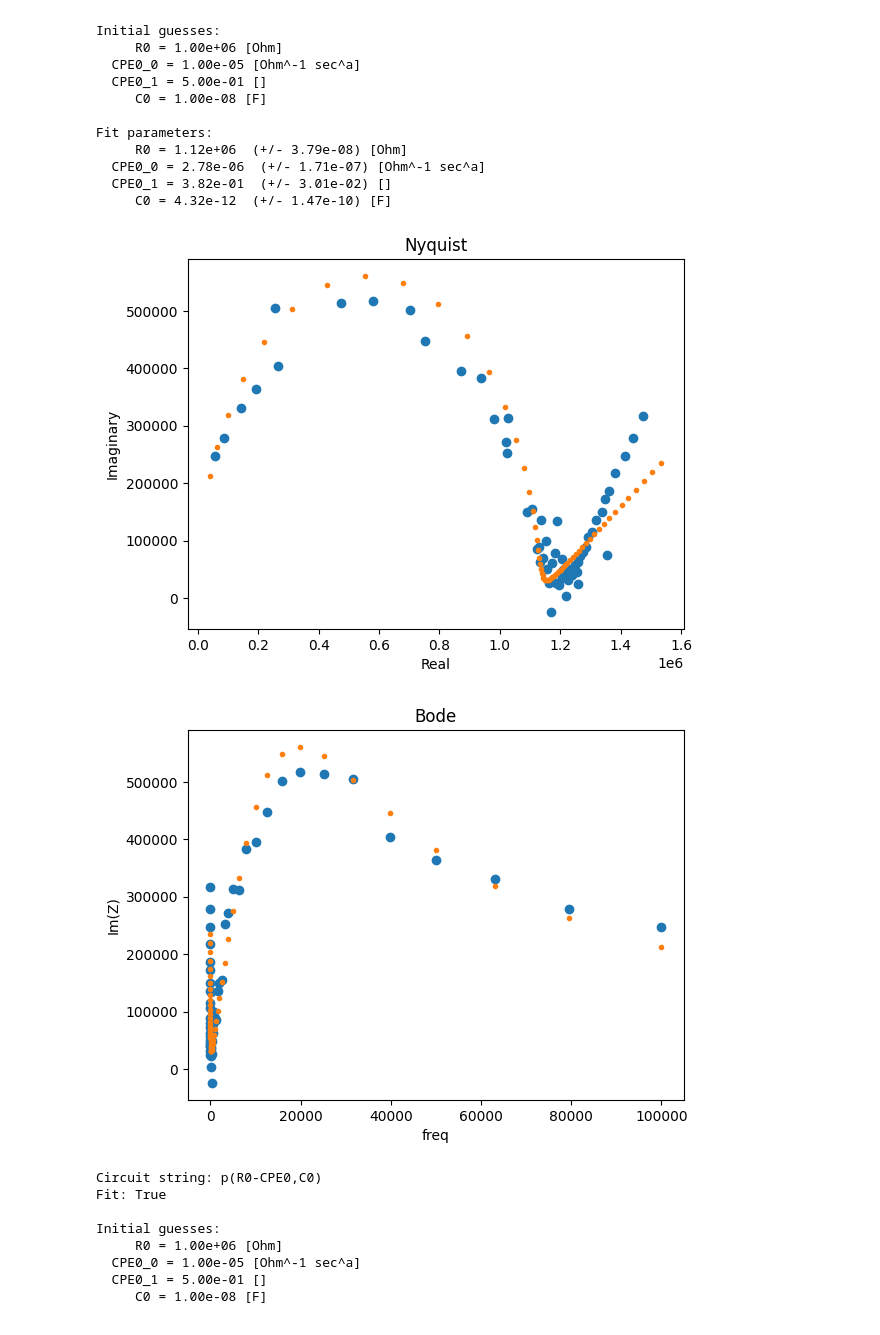
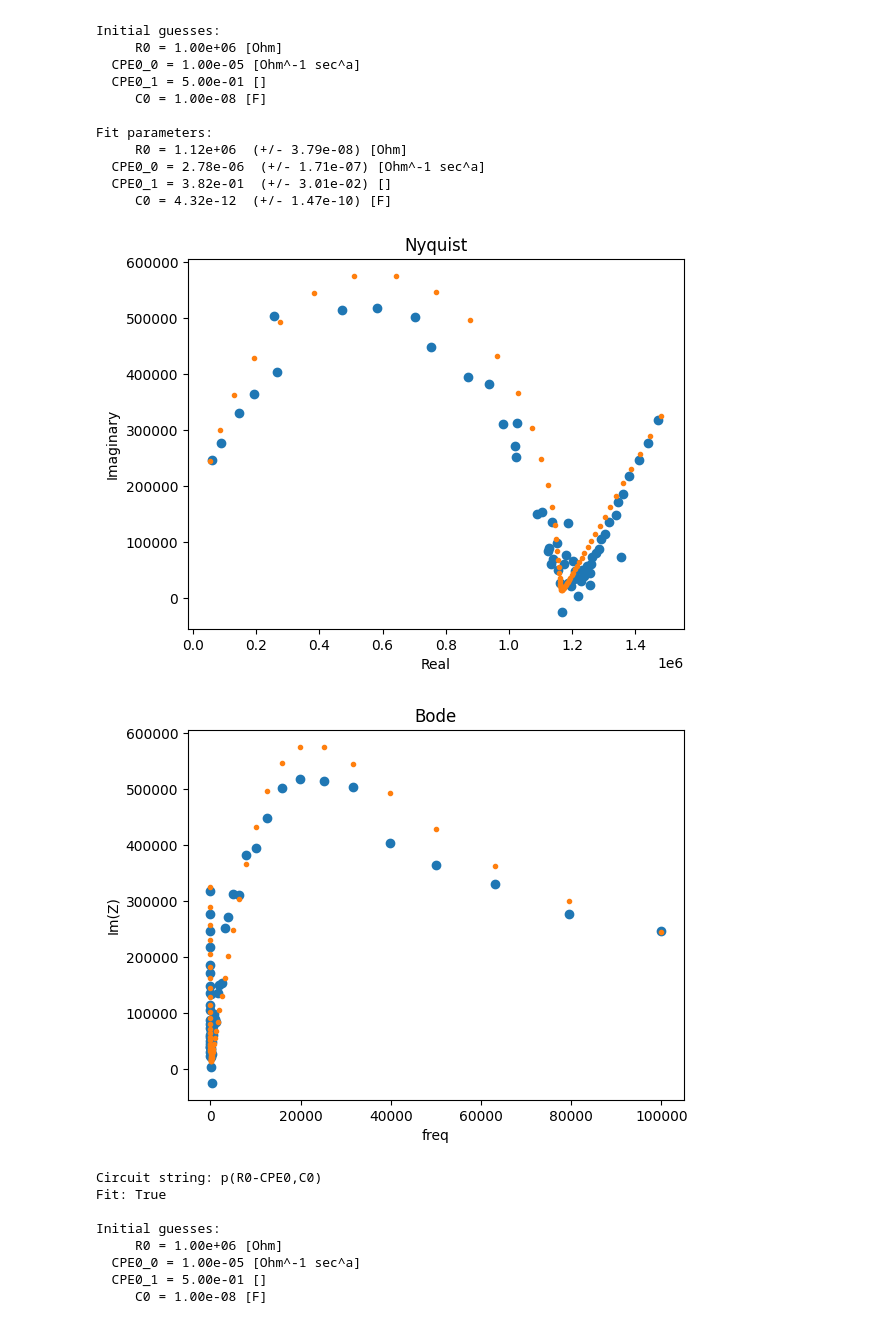
Before and after one commit to beepmo/gator, a Jupyter notebook: data/06-20/litao3_gating.ipynb, the cells around one changed output. Drawn from its saved outputs; the diff is of its cells as text; code cells hidden in the pictures.

```diff
--- a/data/06-20/litao3_gating.ipynb
+++ b/data/06-20/litao3_gating.ipynb
@@ -232,30 +232,30 @@ Fit parameters:
 # %%
 freqs, Z = preprocessing.readZPlot('LiTao3_ltoh.z')
 freqs, Z = np.delete(freqs, 28), np.delete(Z, 28) # remove 1 noise point (argmin(Z.imag))
 
-circuit = 'p(R0-CPE0,C0)'
-init = [10**6, 10**-5, 0.5, 10**-8]
+circuit = 'p(R0-W0,C0)'
+init = [10**6, 10**-7, 10**-8]
 
 circuit = CustomCircuit(circuit, initial_guess=init)
 circuit.fit(freqs, Z)
 Z_fit = circuit.predict(freqs)
 
 plt.plot(Z.real, -Z.imag, 'o')
 plt.plot(Z_fit.real, -Z_fit.imag, '.')
 plt.ylabel('Imaginary')
 plt.xlabel('Real')
 plt.title('Nyquist')
 plt.show()
 
 plt.plot(freqs, -Z.imag, 'o')
 plt.plot(freqs, -Z_fit.imag, '.')
 plt.ylabel('Im(Z)')
 plt.xlabel('freq')
 plt.title('Bode')
 plt.show()
 # %% [output]
-[figure, old version]
+[figure, new version]
-[figure, old version]
+[figure, new version]
 # %%
 print(circuit)
 # %% [output]
```
Also changed, not shown: parts of 2 cells of this notebook.
